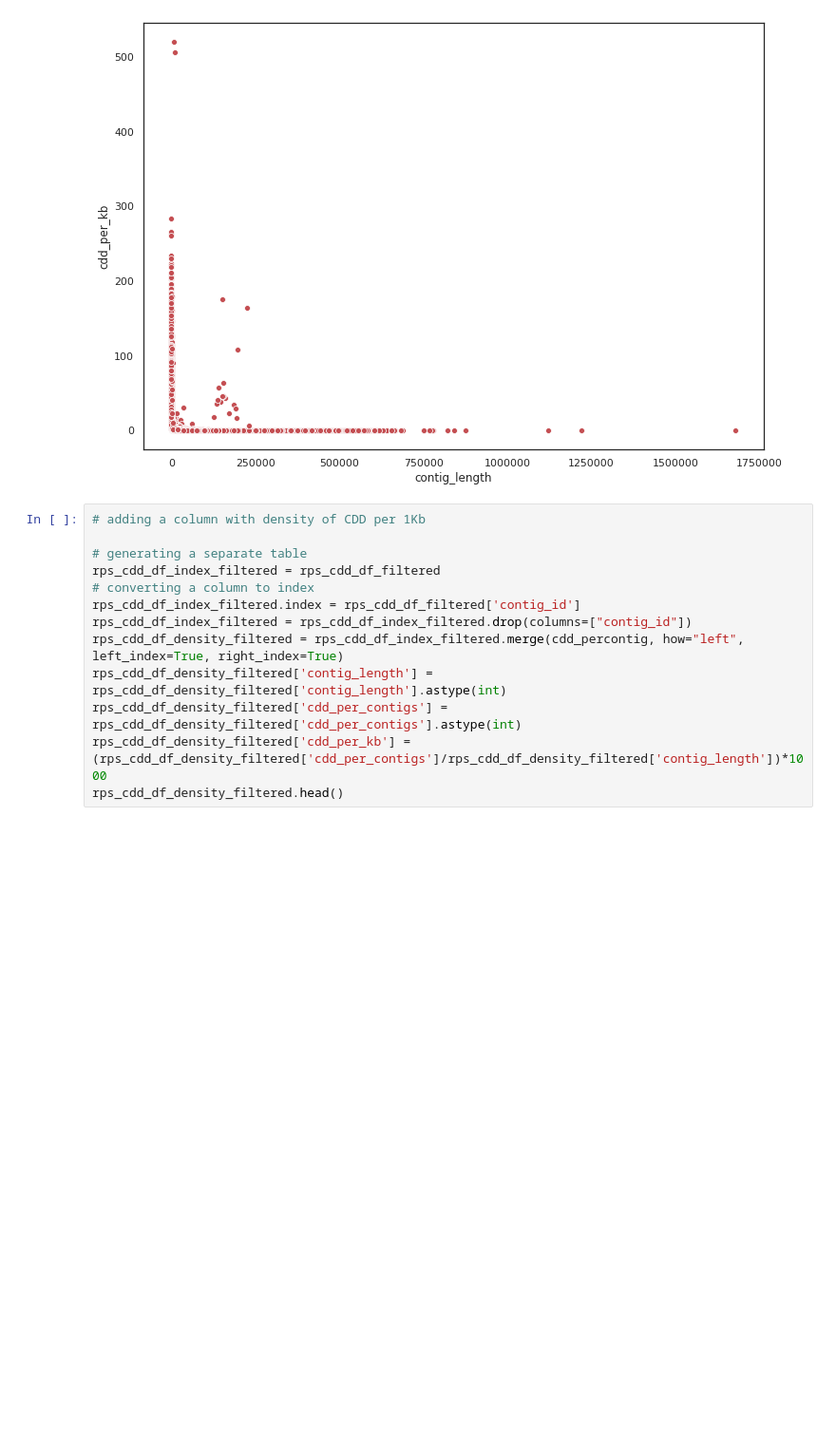
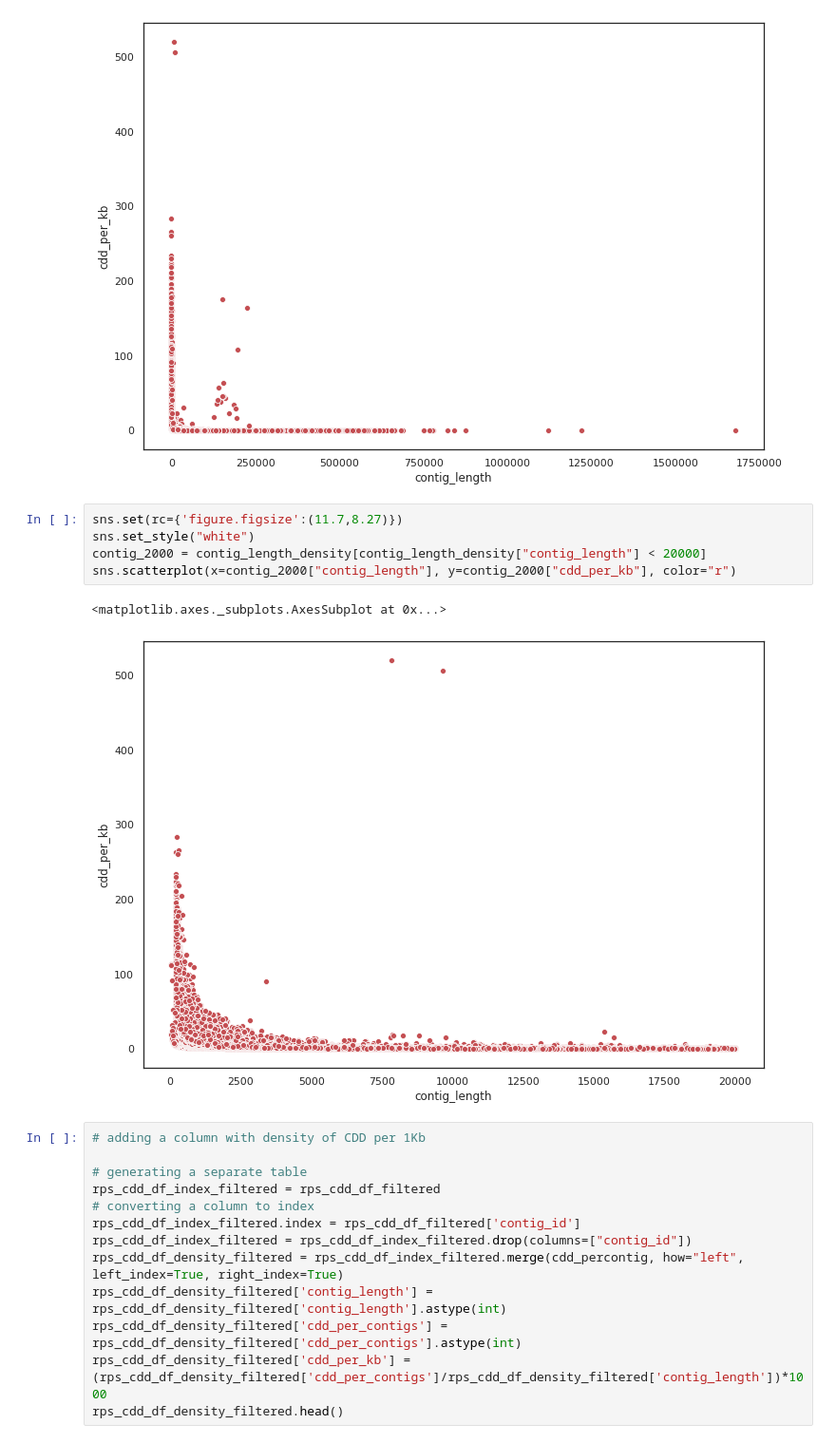
Before and after one commit to NCBI-Codeathons/Domain_HMM_Boundaries, a Jupyter notebook: post_analysis/jupyter_notebook/CDD_analysis.ipynb, the cells around one changed output. Shown at 95% size. Cells and saved outputs as stored; diff of their text form; blank space fills up the shorter version.

```diff
--- a/post_analysis/jupyter_notebook/CDD_analysis.ipynb
+++ b/post_analysis/jupyter_notebook/CDD_analysis.ipynb
@@ -183,6 +183,14 @@ sns.scatterplot(x=contig_length_density["contig_length"], y=contig_length_densit
 # %% [output]
 <matplotlib.axes._subplots.AxesSubplot at 0x...>
 [figure]
+# %%
+sns.set(rc={'figure.figsize':(11.7,8.27)})
+sns.set_style("white")
+contig_2000 = contig_length_density[contig_length_density["contig_length"] < 20000]
+sns.scatterplot(x=contig_2000["contig_length"], y=contig_2000["cdd_per_kb"], color="r")
+# %% [output]
+<matplotlib.axes._subplots.AxesSubplot at 0x...>
+[figure, added]
 # %%
 # adding a column with density of CDD per 1Kb
 
```
